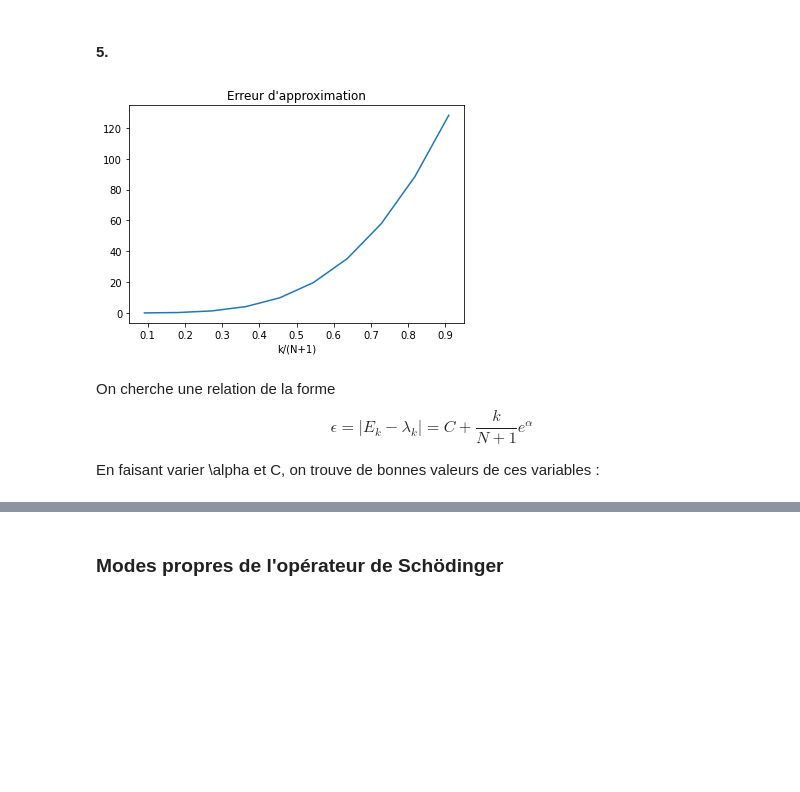
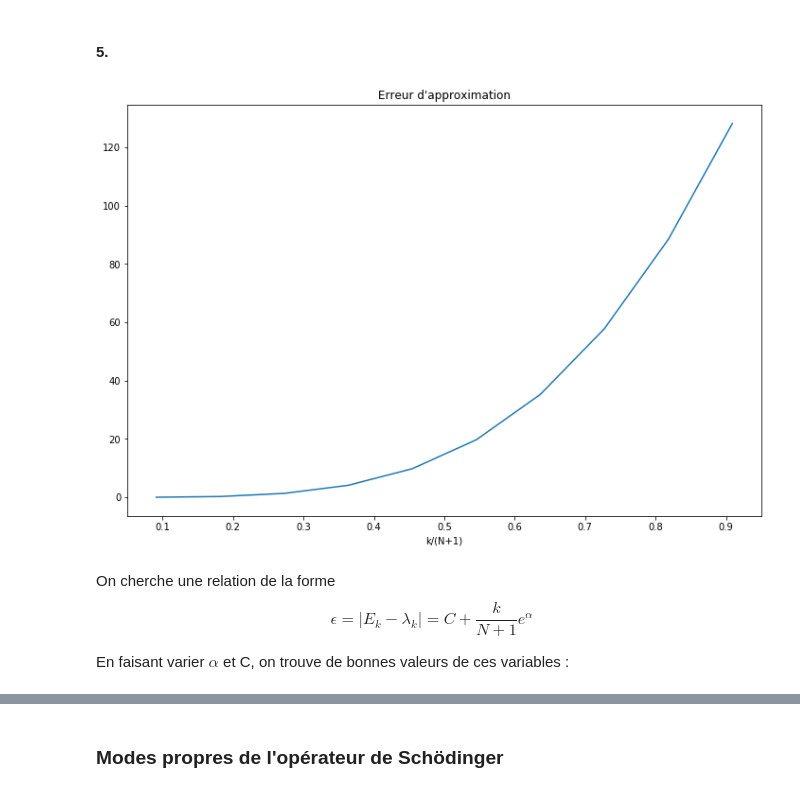
Before and after one commit to quentinthuet/dispersive_phenomena_analysis, a Jupyter notebook: TP-Pb_aux_val_propres.ipynb, the cells around one changed output, grey strips where cells are left out. Drawn from its saved outputs; the diff is of its cells as text; code cells hidden in the pictures; blank space fills up the shorter version.

```diff
--- a/TP-Pb_aux_val_propres.ipynb
+++ b/TP-Pb_aux_val_propres.ipynb
@@ -261,18 +265,19 @@ print(vk-uk/np.linalg.norm(uk))
 # %%
 k_vec = np.linspace(1,N,N)
 E = k_vec**2*np.pi**2/4/R**2
 
 erreur_approx = np.abs(E-lbd)
+plt.figure(figsize=(12,8))
 plt.plot(k_vec/(N+1),erreur_approx)
 plt.title('Erreur d\'approximation')
 plt.xlabel('k/(N+1)')
 plt.show()
 # %% [output]
-[figure, old version]
+[figure, new version]
 # %% [markdown]
 On cherche une relation de la forme $$\epsilon=\left|E_k-\lambda_k\right|=C+\frac{k}{N+1}e^\alpha$$
 
-En faisant varier \alpha et C, on trouve de bonnes valeurs de ces variables :
+En faisant varier $\alpha$ et C, on trouve de bonnes valeurs de ces variables :
 # %%
 alpha = 4
 C = 180
```
Also changed, not shown: parts of 21 cells of this notebook.
